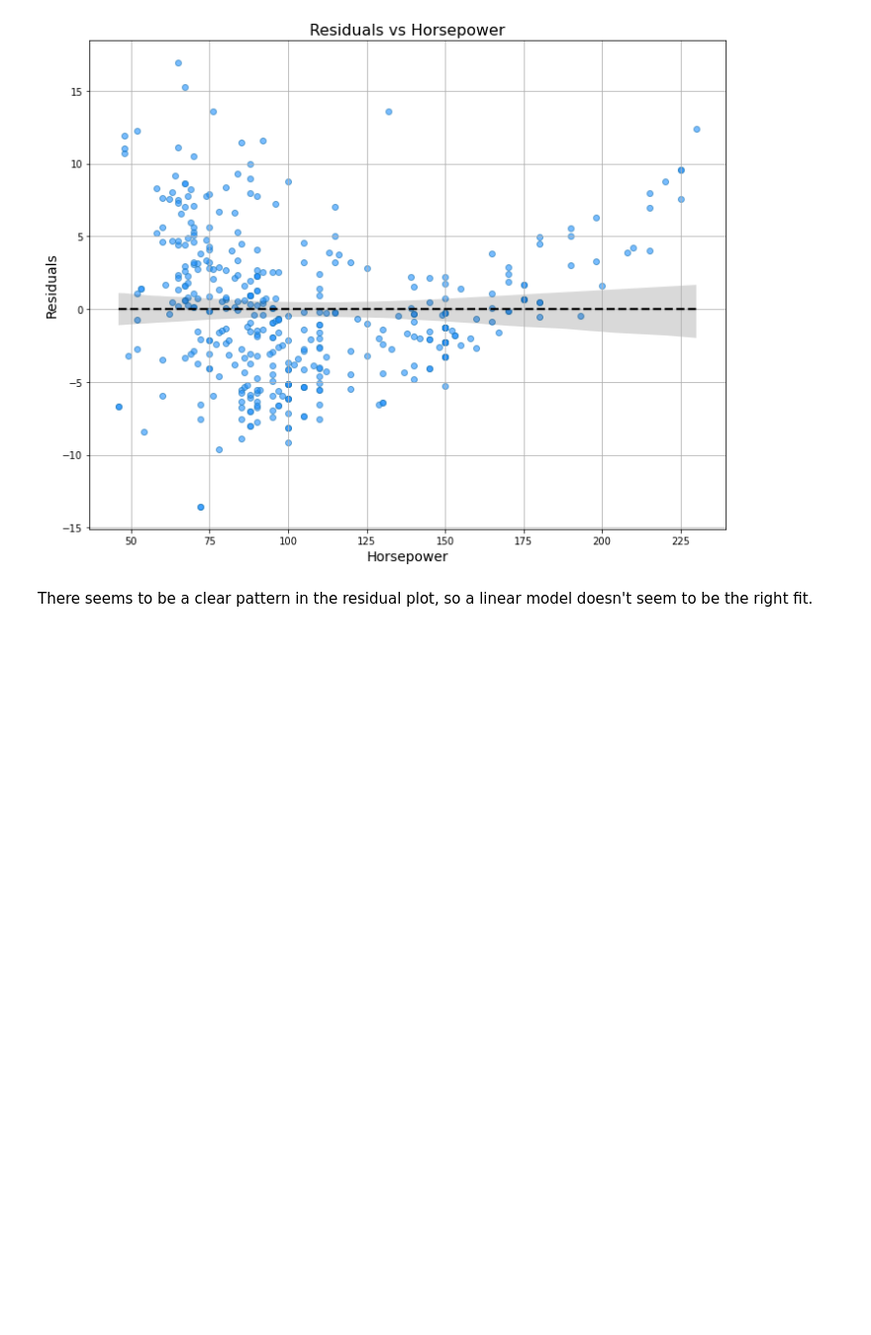
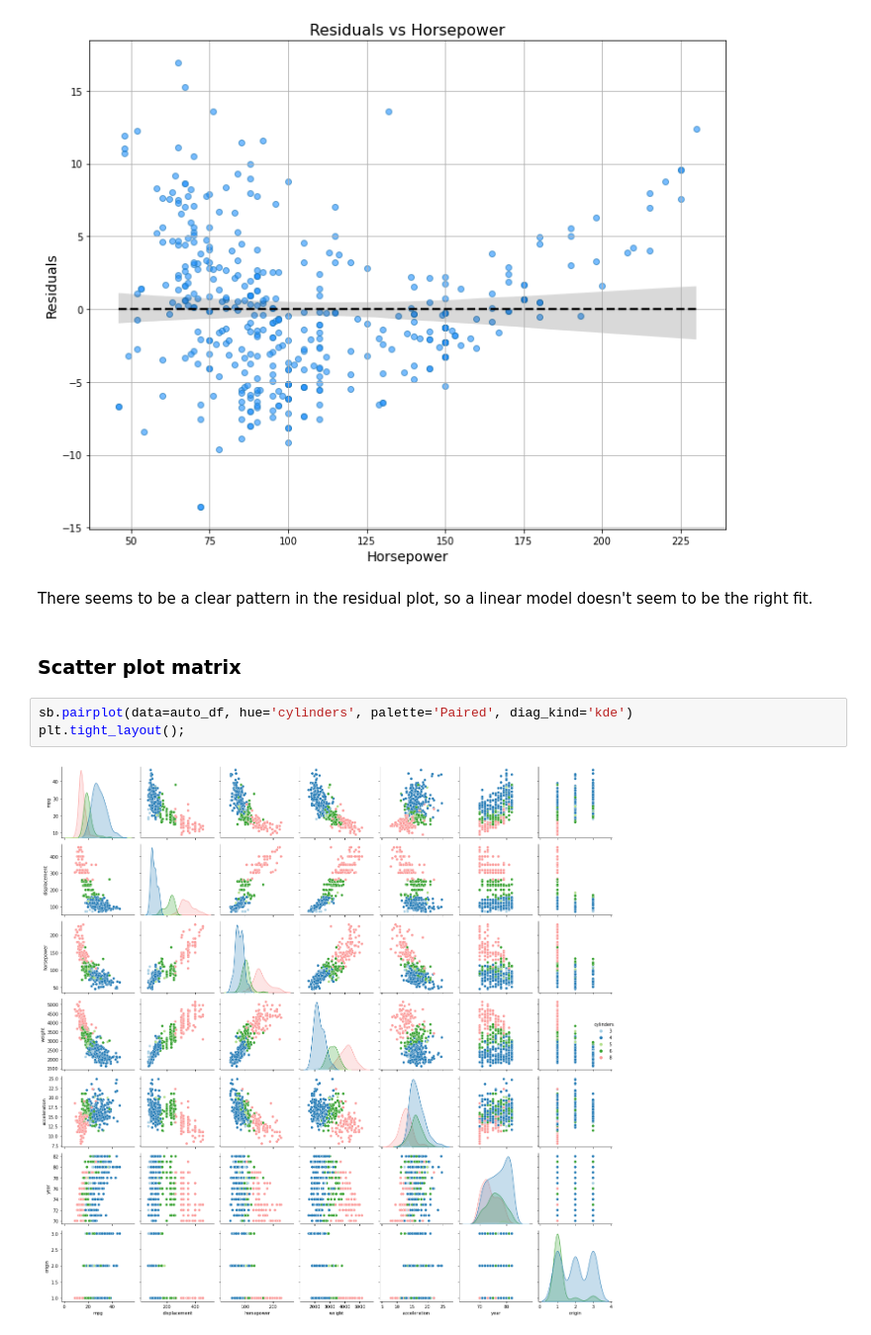
Before and after one commit to capac/ISLwR-python-code, a Jupyter notebook: chapter-3/Chapter 3. Linear Regression - Exercises.ipynb, the cells around one changed output. Shown at 99% size. Drawn from its saved outputs; the diff is of its cells as text; blank space fills up the shorter version.

```diff
--- a/chapter-3/Chapter 3. Linear Regression - Exercises.ipynb
+++ b/chapter-3/Chapter 3. Linear Regression - Exercises.ipynb
@@ -182,3 +185,10 @@ plt.tight_layout();
 [figure]
 # %% [markdown]
 There seems to be a clear pattern in the residual plot, so a linear model doesn't seem to be the right fit.
+# %% [markdown]
+### Scatter plot matrix
+# %%
+sb.pairplot(data=auto_df, hue='cylinders', palette='Paired', diag_kind='kde')
+plt.tight_layout();
+# %% [output]
+[figure, added]
```
Also changed, not shown: parts of 4 cells of this notebook.
